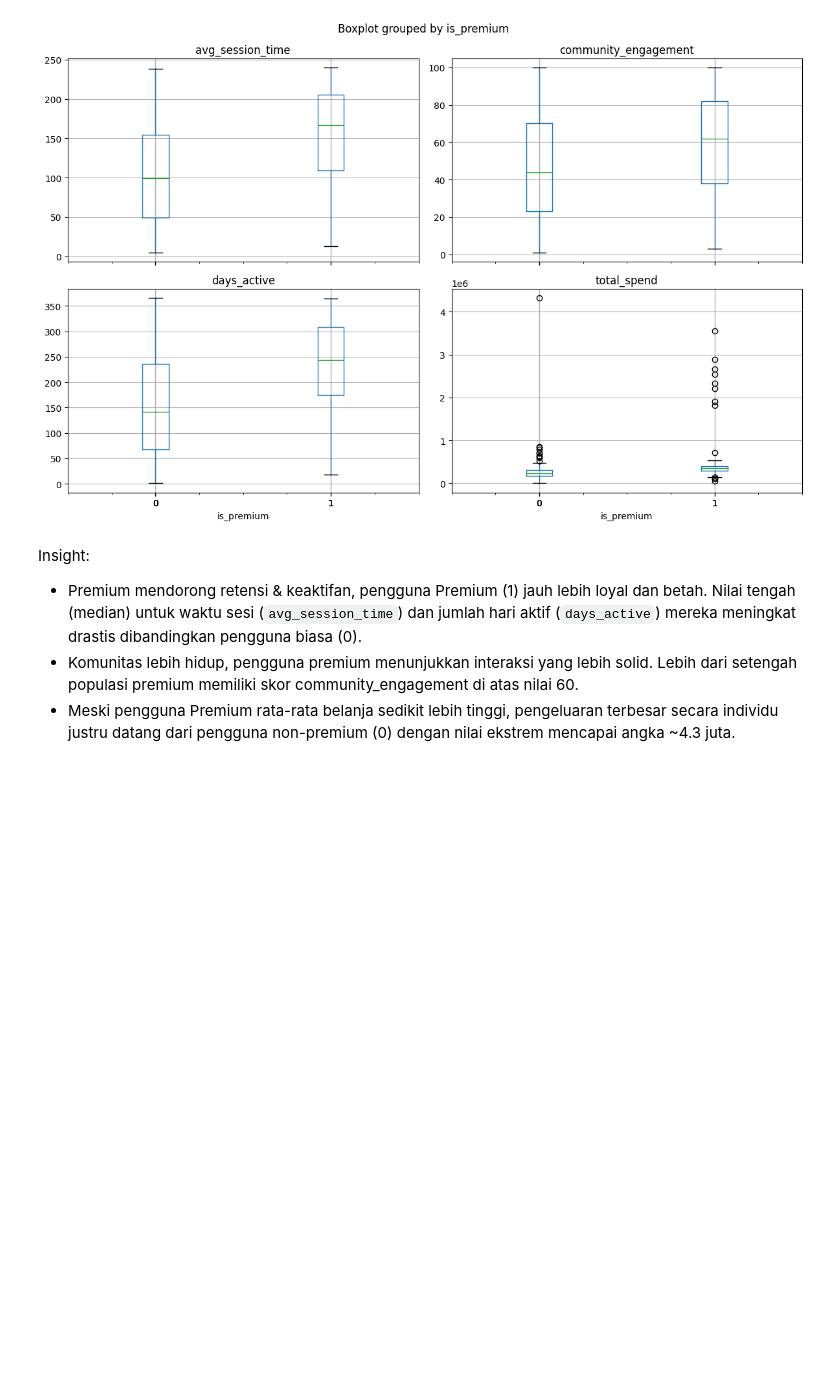
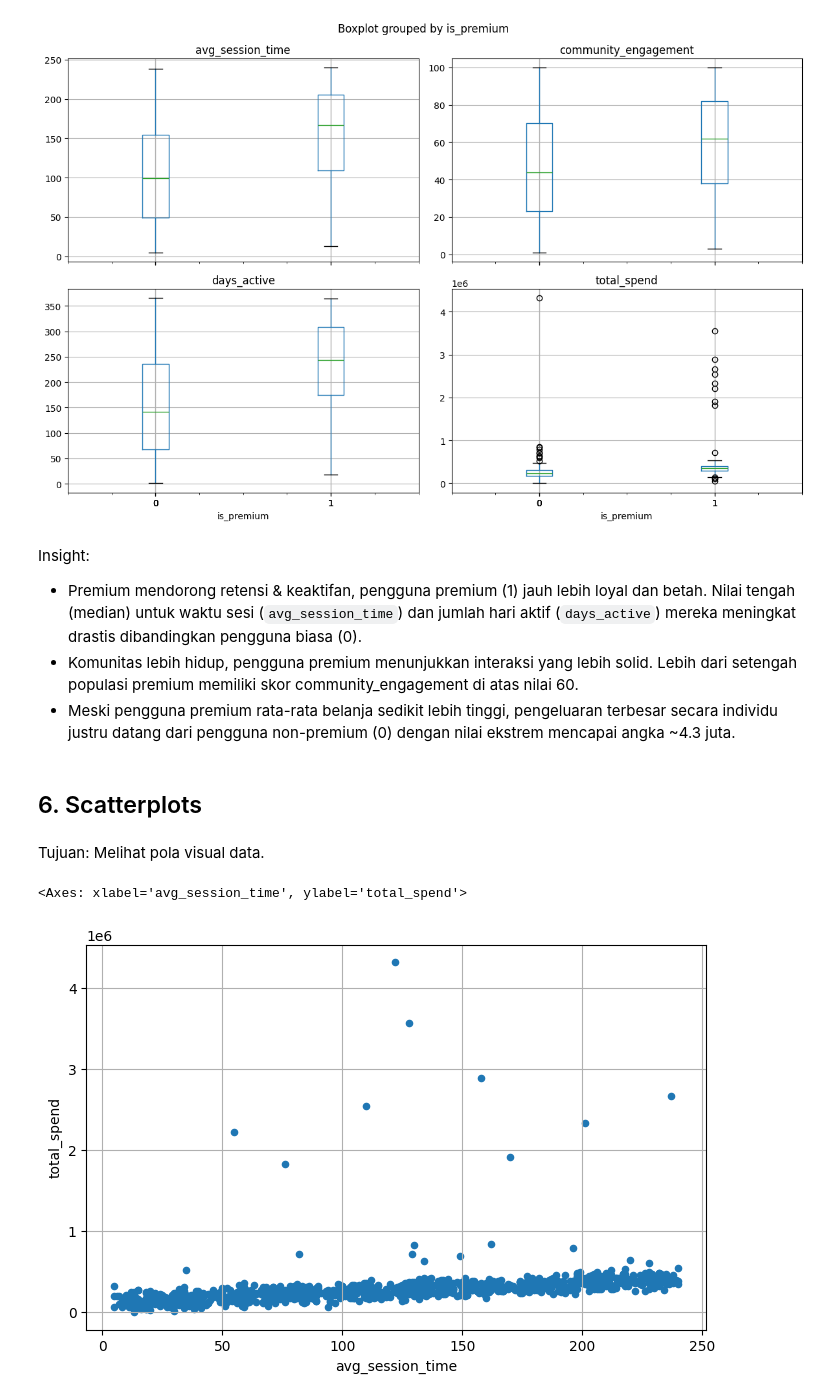
Before and after one commit to RyannPy/fitting-a-model-to-data, a Jupyter notebook: analysis.ipynb, the cells around one changed output. Saved outputs shown, nothing was run; the diff lists cells and outputs as text; code cells hidden in the pictures; blank space fills up the shorter version.

Commit message:
feat: scatterplots

```diff
--- a/analysis.ipynb
+++ b/analysis.ipynb
@@ -140,6 +140,15 @@ plt.tight_layout()
 [figure]
 # %% [markdown]
 Insight:
-- Premium mendorong retensi & keaktifan, pengguna Premium (1) jauh lebih loyal dan betah. Nilai tengah (median) untuk waktu sesi (`avg_session_time`) dan jumlah hari aktif (`days_active`) mereka meningkat drastis dibandingkan pengguna biasa (0).
+- Premium mendorong retensi & keaktifan, pengguna premium (1) jauh lebih loyal dan betah. Nilai tengah (median) untuk waktu sesi (`avg_session_time`) dan jumlah hari aktif (`days_active`) mereka meningkat drastis dibandingkan pengguna biasa (0).
 - Komunitas lebih hidup, pengguna premium menunjukkan interaksi yang lebih solid. Lebih dari setengah populasi premium memiliki skor community_engagement di atas nilai 60.
-- Meski pengguna Premium rata-rata belanja sedikit lebih tinggi, pengeluaran terbesar secara individu justru datang dari pengguna non-premium (0) dengan nilai ekstrem mencapai angka ~4.3 juta.
+- Meski pengguna premium rata-rata belanja sedikit lebih tinggi, pengeluaran terbesar secara individu justru datang dari pengguna non-premium (0) dengan nilai ekstrem mencapai angka ~4.3 juta.
+# %% [markdown]
+## 6. Scatterplots
+# %% [markdown]
+Tujuan: Melihat pola visual data.
+# %%
+df.plot.scatter(x='avg_session_time', y='total_spend', grid=True, figsize=(8, 5))
+# %% [output]
+<Axes: xlabel='avg_session_time', ylabel='total_spend'>
+[figure, added]
```
Also changed, not shown: parts of 4 cells of this notebook.
